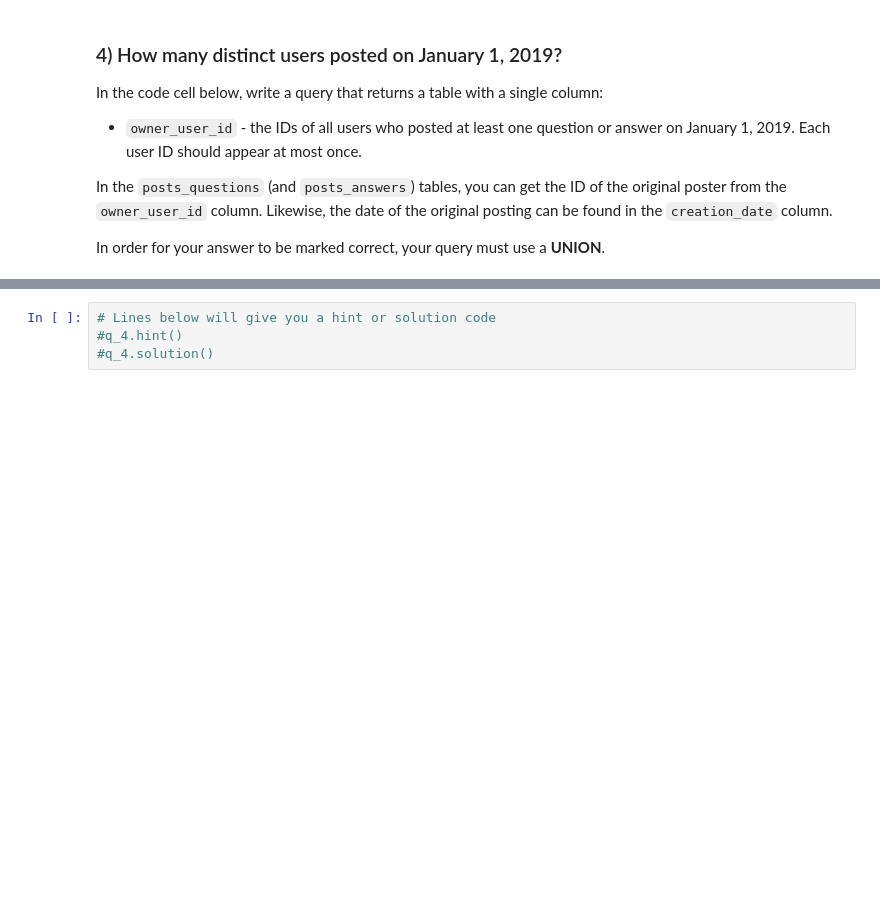
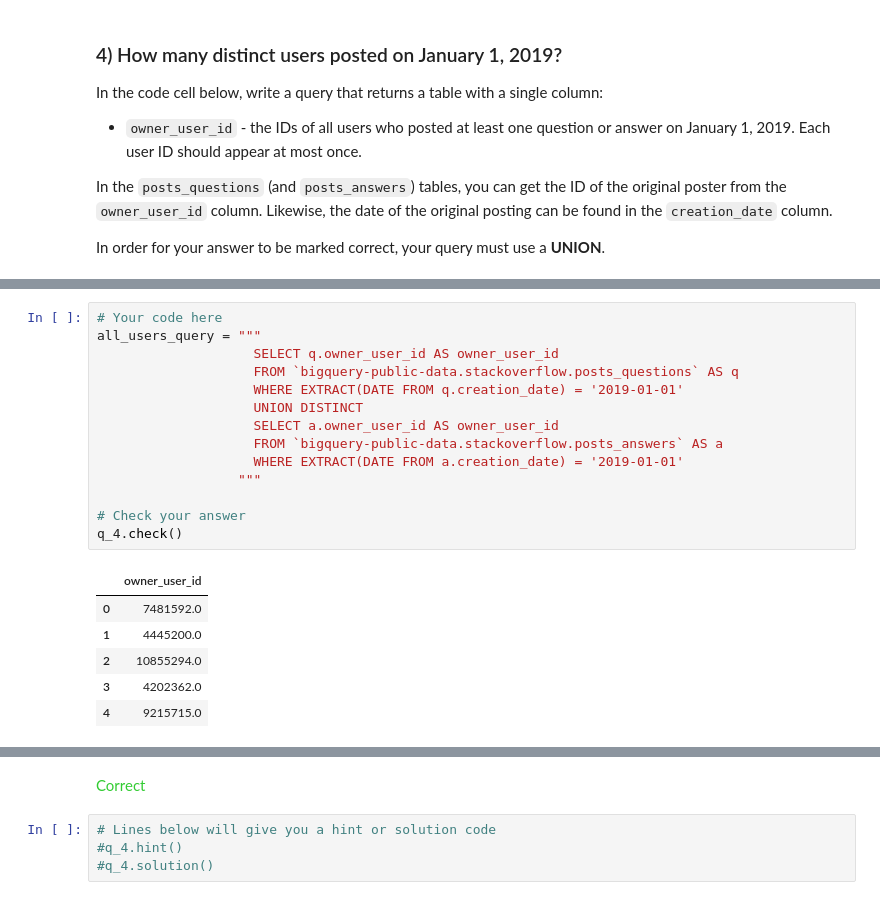
Before and after one commit to Haashir-Shakeel/Google_BigQuery_excercisefiles-, a Jupyter notebook: exercise-joins-and-unions.ipynb, the cells around one changed output, grey strips where cells are left out. Saved outputs shown, nothing was run; the diff lists cells and outputs as text; blank space fills up the shorter version.

Commit message:
Union and Join Final version

```diff
--- a/exercise-joins-and-unions.ipynb
+++ b/exercise-joins-and-unions.ipynb
@@ -276,0 +267,21 @@ q_4.check()
+# %%
+# Your code here
+all_users_query = """
+                    SELECT q.owner_user_id AS owner_user_id
+                    FROM `bigquery-public-data.stackoverflow.posts_questions` AS q
+                    WHERE EXTRACT(DATE FROM q.creation_date) = '2019-01-01'
+                    UNION DISTINCT
+                    SELECT a.owner_user_id AS owner_user_id
+                    FROM `bigquery-public-data.stackoverflow.posts_answers` AS a
+                    WHERE EXTRACT(DATE FROM a.creation_date) = '2019-01-01'
+                  """
+
+# Check your answer
+q_4.check()
+# %% [output]
+|  | owner_user_id |
+| 0 | 7481592.0 |
+| 1 | 4445200.0 |
+| 2 | 10855294.0 |
+| 3 | 4202362.0 |
+| 4 | 9215715.0 |
@@ -277,3 +289,4 @@ q_4.check()
+<span style="color:#33cc33">Correct</span>
 # %%
 # Lines below will give you a hint or solution code
 #q_4.hint()
```
Also changed, not shown: parts of 2 cells of this notebook.
